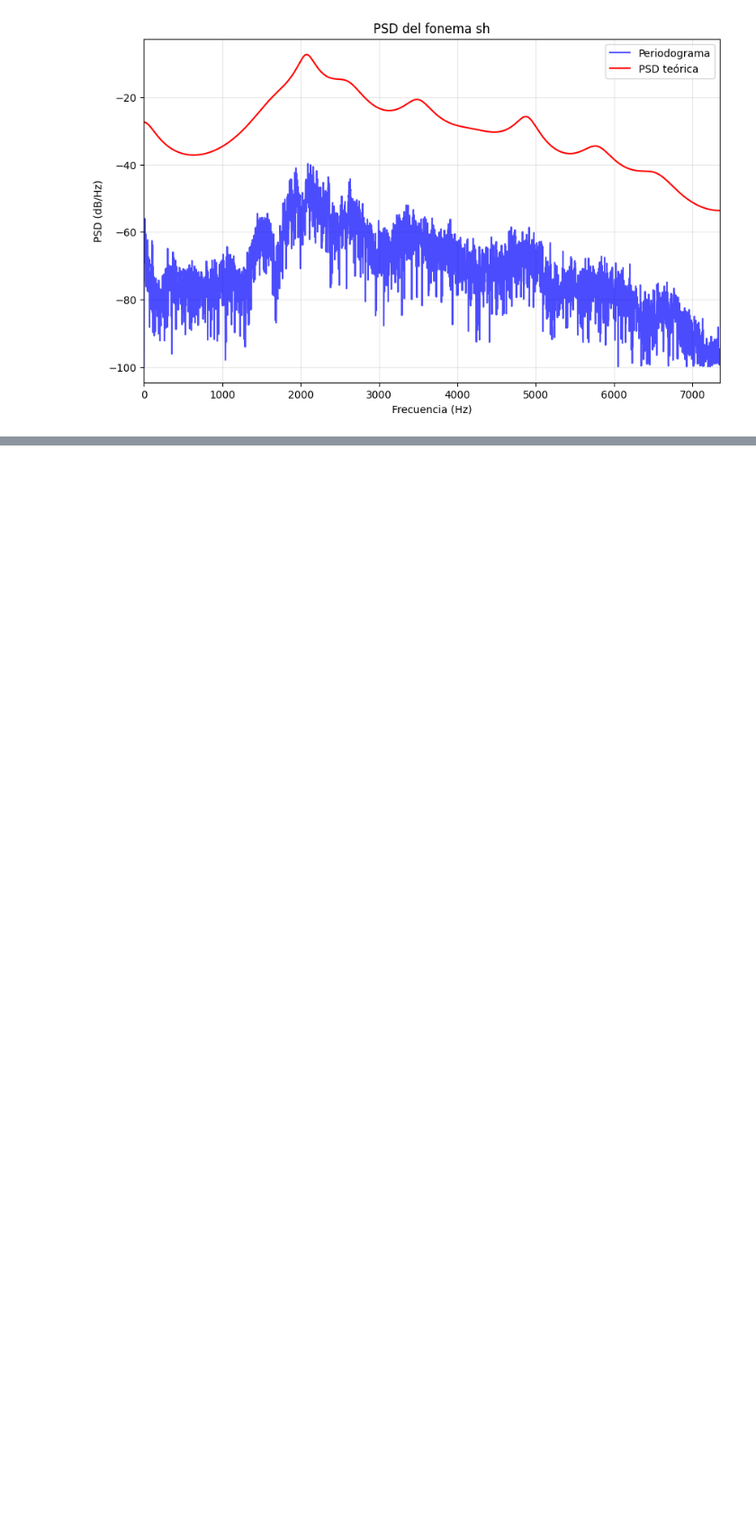
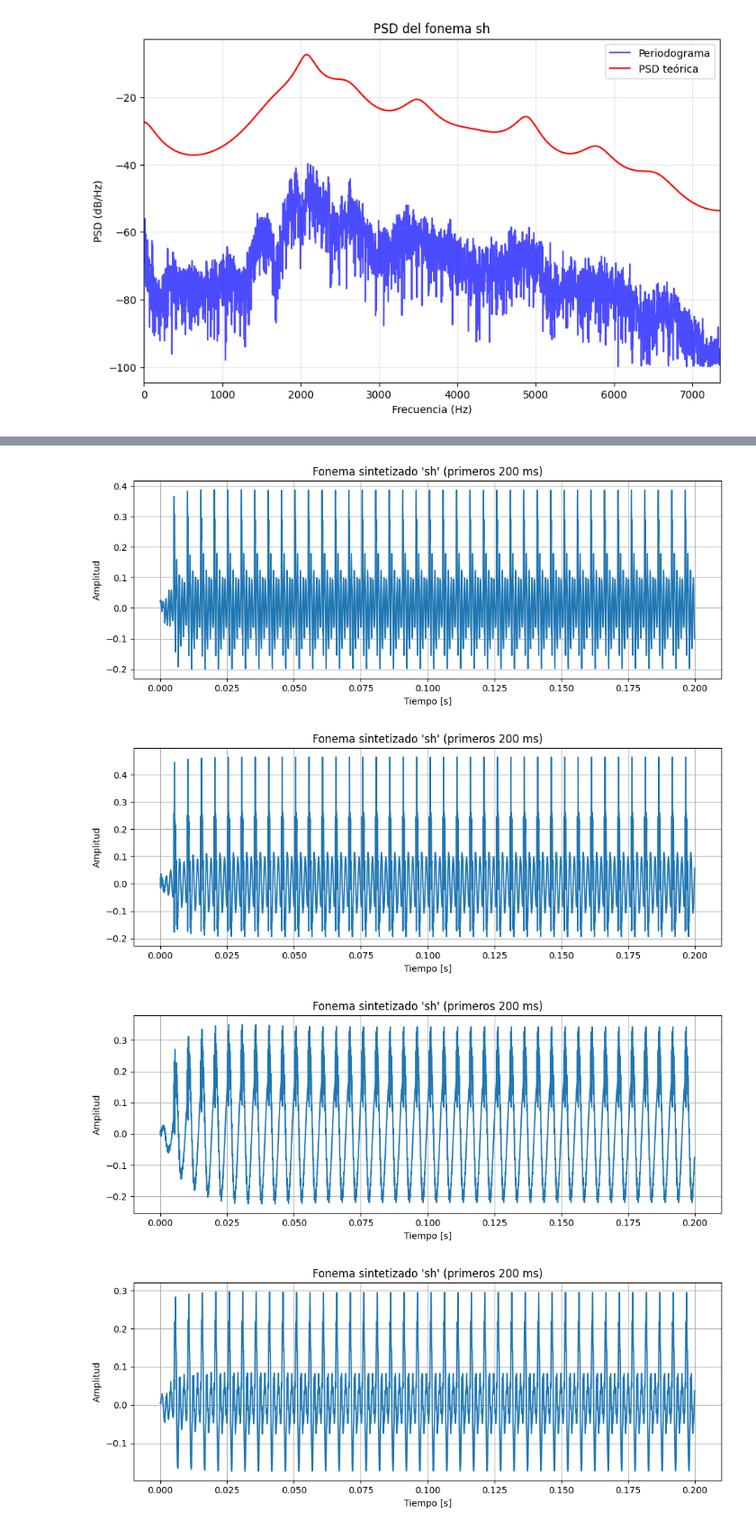
Before and after one commit to juanj0o/tp2-inf, a Jupyter notebook: asd.ipynb, the cells around one changed output, grey strips where cells are left out. Shown at 90% size. Saved outputs shown, nothing was run; the diff lists cells and outputs as text; code cells hidden in the pictures; blank space fills up the shorter version.

```diff
--- a/asd.ipynb
+++ b/asd.ipynb
@@ -177,0 +184,33 @@ for i, audio in enumerate(audios):
+# %%
+duracion = 0.5 #ms
+impulsos = []
+f0 = 200
+
+def sintetizar_fonema(fonema, pitch=200):
+    if fonema in ['a','e','i','o','u']:
+        impulso = gen_pulsos(pitch, int(duracion*frec), frec)
+    else:
+        impulso = stats.norm.rvs(size=int(duracion*frec))
+
+    sintetizao = lfilter(coef_b[fonema], [1.0] + [-x for x in coef_a[fonema]], impulso)
+    suavizao = suavizar_bordes(sintetizao, fade=0.2)
+
+    return suavizao
+
+sintetizaos = [sintetizar_fonema(fonema) for fonema in fonemas]
+# %%
+for s in sintetizaos:
+    t = np.arange(int(0.2*frec)) / frec
+    plt.figure(figsize=(10, 4))
+    plt.plot(t, s[:int(0.2*frec)])
+    plt.title(f"Fonema sintetizado '{fonema}' (primeros 200 ms)")
+    plt.xlabel("Tiempo [s]")
+    plt.ylabel("Amplitud")
+    plt.grid()
+    plt.tight_layout()
+    plt.show()
+# %% [output]
+[figure, added]
+[figure, added]
+[figure, added]
+[figure, added]
```
Also changed, not shown: parts of 4 cells of this notebook.
